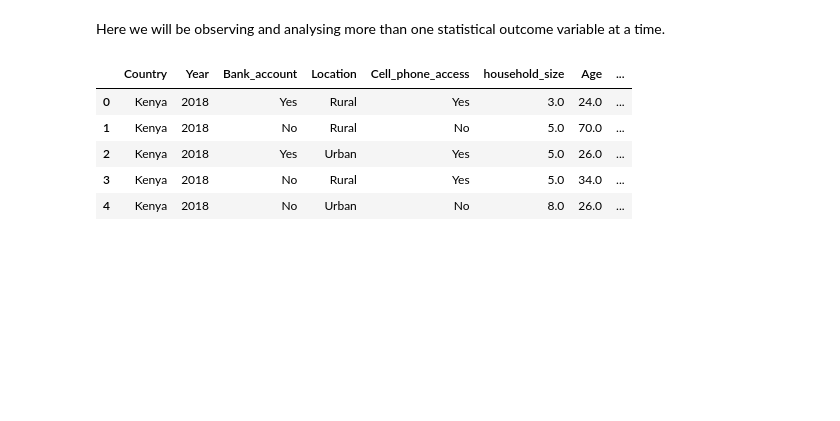
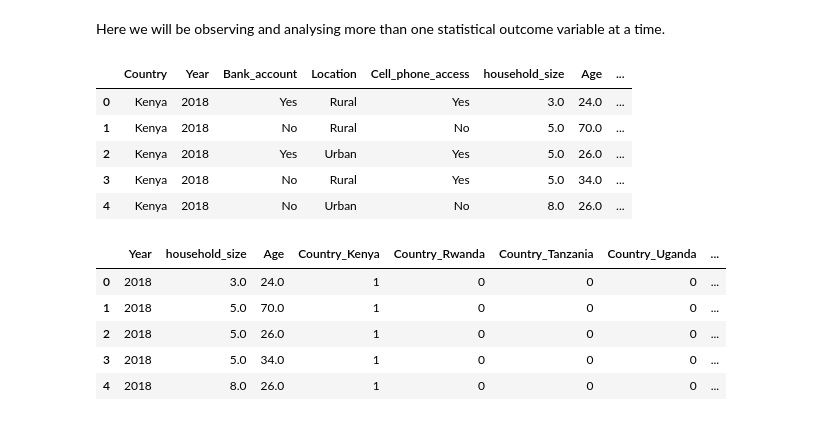
Before and after one commit to cecilia-wanja/2nd-analysis-of-financial-inclusion-in-East-Africa, a Jupyter notebook: Financial_inclusion.ipynb, the cells around one changed output. Saved outputs shown, nothing was run; the diff lists cells and outputs as text; code cells hidden in the pictures; blank space fills up the shorter version.

```diff
--- a/Financial_inclusion.ipynb
+++ b/Financial_inclusion.ipynb
@@ -427,3 +430,16 @@ country.head()
 | 2 | Kenya | 2018 | Yes | Urban | Yes | 5.0 | 26.0 | ... |
 | 3 | Kenya | 2018 | No | Rural | Yes | 5.0 | 34.0 | ... |
 | 4 | Kenya | 2018 | No | Urban | No | 8.0 | 26.0 | ... |
+# %%
+#Since PCA deals with numerical values(bearing in mind thats some columns have categorical data), we have to change these values into numerical data to easen analysis.
+#Creating Dummy Variables to perform Principal Component Analysis easily and accurately with all the associated variable
+import dask.dataframe as dd
+dummy = dd.get_dummies(country)
+dummy.head()
+# %% [output]
+|  | Year | household_size | Age | Country_Kenya | Country_Rwanda | Country_Tanzania | Country_Uganda | ... |
+| 0 | 2018 | 3.0 | 24.0 | 1 | 0 | 0 | 0 | ... |
+| 1 | 2018 | 5.0 | 70.0 | 1 | 0 | 0 | 0 | ... |
+| 2 | 2018 | 5.0 | 26.0 | 1 | 0 | 0 | 0 | ... |
+| 3 | 2018 | 5.0 | 34.0 | 1 | 0 | 0 | 0 | ... |
+| 4 | 2018 | 8.0 | 26.0 | 1 | 0 | 0 | 0 | ... |
```
Also changed, not shown: parts of 35 cells of this notebook.
